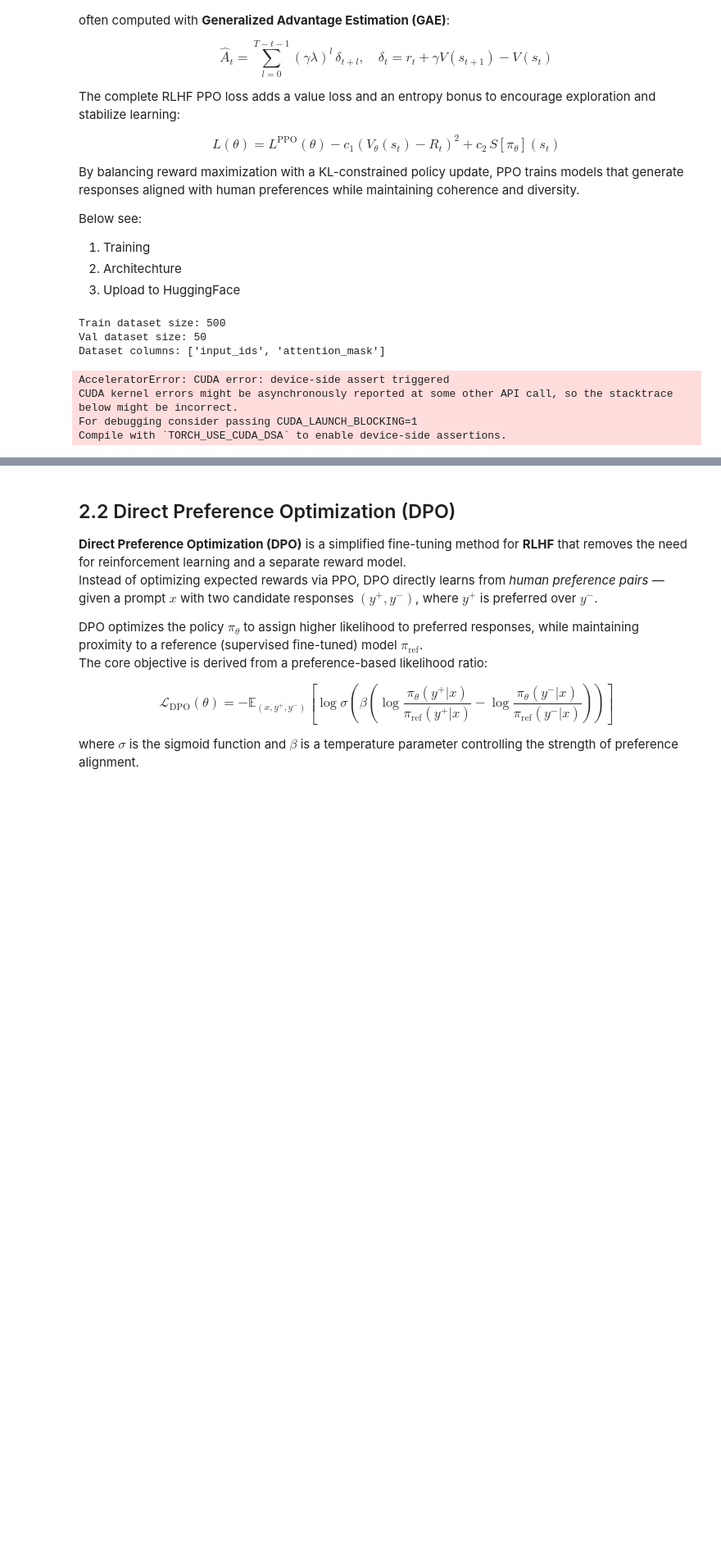
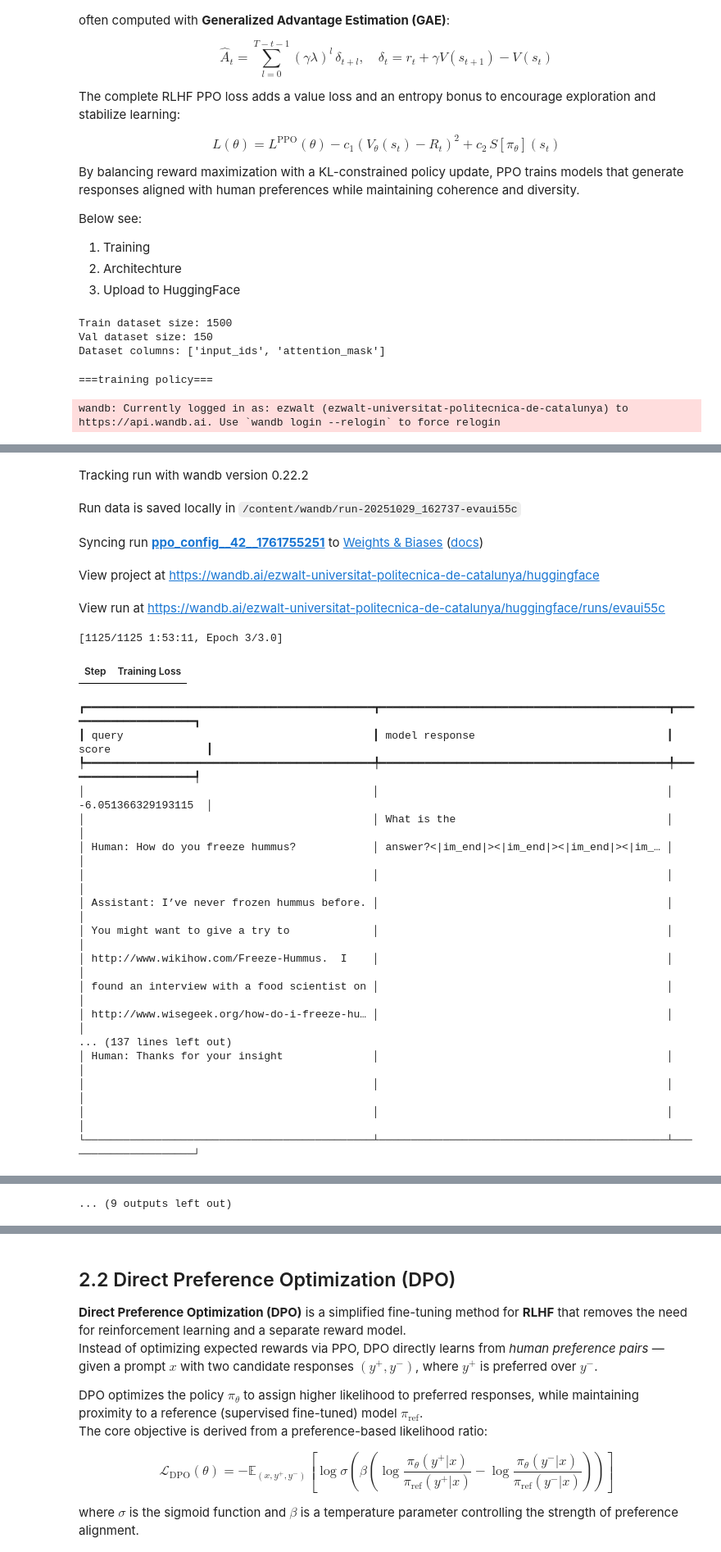
Before and after one commit to eZWALT/RL-Reinforcement-Learning, a Jupyter notebook: PROJECT/notebooks/1_reward_and_rlhf_collab.ipynb, the cells around one changed output, grey strips where cells are left out. Shown at 82% size. Saved outputs shown, nothing was run; the diff lists cells and outputs as text; code cells hidden in the pictures; blank space fills up the shorter version.

```diff
--- a/PROJECT/notebooks/1_reward_and_rlhf_collab.ipynb
+++ b/PROJECT/notebooks/1_reward_and_rlhf_collab.ipynb
@@ -482,10 +504,12 @@ Below see:
 3. Upload to HuggingFace
 # %%
 ### DATA PREPROCESSING FOR PPO
+PPO_TRAIN_SIZE = 1500
+PPO_TEST_SIZE = 150
 
 ds = load_dataset("eZWALT/rlhf_user_prompts")
-train_ds = ds['train'].shuffle(seed=42).select(range(500))
-val_ds = ds['test'].shuffle(seed=42).select(range(50))
+train_ds = ds['train'].shuffle(seed=42).select(range(PPO_TRAIN_SIZE))
+val_ds = ds['test'].shuffle(seed=42).select(range(PPO_TEST_SIZE))
 
 # Load tokenizer
 processing_class = AutoTokenizer.from_pretrained("HuggingFaceTB/SmolLM2-135M-Instruct")
@@ -537,8 +561,8 @@ print(f"Train dataset size: {len(train_ds_ppo)}")
 print(f"Val dataset size: {len(val_ds_ppo)}")
 print(f"Dataset columns: {train_ds_ppo.column_names}")
 # %% [output]
-Train dataset size: 500
-Val dataset size: 50
+Train dataset size: 1500
+Val dataset size: 150
 Dataset columns: ['input_ids', 'attention_mask']
 # %%
 from trl import PPOConfig, PPOTrainer, AutoModelForCausalLMWithValueHead, AutoModelForSeq2SeqLMWithValueHead, create_reference_model
@@ -563,9 +587,10 @@ ppo_config = PPOConfig(
     #use_cpu=True,
     seed=42,
     save_steps=200,
-    num_ppo_epochs=2,
+    num_ppo_epochs=1,
     per_device_train_batch_size=4,
     learning_rate=0.000025,
+    ## WE SHOULD PUT A WAY BIGGER KL GIVEN THE LAST TIME KL QUANTITY SKYROCKETED TO 200!!!
     kl_coef=0.125, # Gentle KL coefficent
     temperature=1.1, #
 )
@@ -582,7 +607,5 @@ ppo_trainer = PPOTrainer(
 
 ppo_trainer.train()
 # %% [output]
-AcceleratorError: CUDA error: device-side assert triggered
-CUDA kernel errors might be asynchronously reported at some other API call, so the stacktrace below might be incorrect.
-For debugging consider passing CUDA_LAUNCH_BLOCKING=1
-Compile with `TORCH_USE_CUDA_DSA` to enable device-side assertions.
+===training policy===
+wandb: Currently logged in as: ezwalt (ezwalt-universitat-politecnica-de-catalunya) to https://api.wandb.ai. Use `wandb login --relogin` to force relogin
@@ -588,0 +613,24 @@ Compile with `TORCH_USE_CUDA_DSA` to enable device-side assertions.
+Tracking run with wandb version 0.22.2
+Run data is saved locally in /content/wandb/run-20251029_162737-evaui55c
+Syncing run ppo_config__42__1761755251 to Weights & Biases (docs)
+View project at https://wandb.ai/ezwalt-universitat-politecnica-de-catalunya/huggingface
+View run at https://wandb.ai/ezwalt-universitat-politecnica-de-catalunya/huggingface/runs/evaui55c
+[1125/1125 1:53:11, Epoch 3/3.0]
+| Step | Training Loss |
+┏━━━━━━━━━━━━━━━━━━━━━━━━━━━━━━━━━━━━━━━━━━━━━┳━━━━━━━━━━━━━━━━━━━━━━━━━━━━━━━━━━━━━━━━━━━━━┳━━━━━━━━━━━━━━━━━━━━━┓
+┃ query                                       ┃ model response                              ┃ score               ┃
+┡━━━━━━━━━━━━━━━━━━━━━━━━━━━━━━━━━━━━━━━━━━━━━╇━━━━━━━━━━━━━━━━━━━━━━━━━━━━━━━━━━━━━━━━━━━━━╇━━━━━━━━━━━━━━━━━━━━━┩
+│                                             │                                             │ -6.051366329193115  │
+│                                             │ What is the                                 │                     │
+│ Human: How do you freeze hummus?            │ answer?<|im_end|><|im_end|><|im_end|><|im_… │                     │
+│                                             │                                             │                     │
+│ Assistant: I’ve never frozen hummus before. │                                             │                     │
+│ You might want to give a try to             │                                             │                     │
+│ http://www.wikihow.com/Freeze-Hummus.  I    │                                             │                     │
+│ found an interview with a food scientist on │                                             │                     │
+│ http://www.wisegeek.org/how-do-i-freeze-hu… │                                             │                     │
+... (137 lines left out)
+│ Human: Thanks for your insight              │                                             │                     │
+│                                             │                                             │                     │
+│                                             │                                             │                     │
+└─────────────────────────────────────────────┴─────────────────────────────────────────────┴─────────────────────┘
@@ -589 +654,2 @@ Compile with `TORCH_USE_CUDA_DSA` to enable device-side assertions.
+... (9 outputs left out)
 # %%
```
Also changed, not shown: parts of 10 cells of this notebook, 2 other files.
